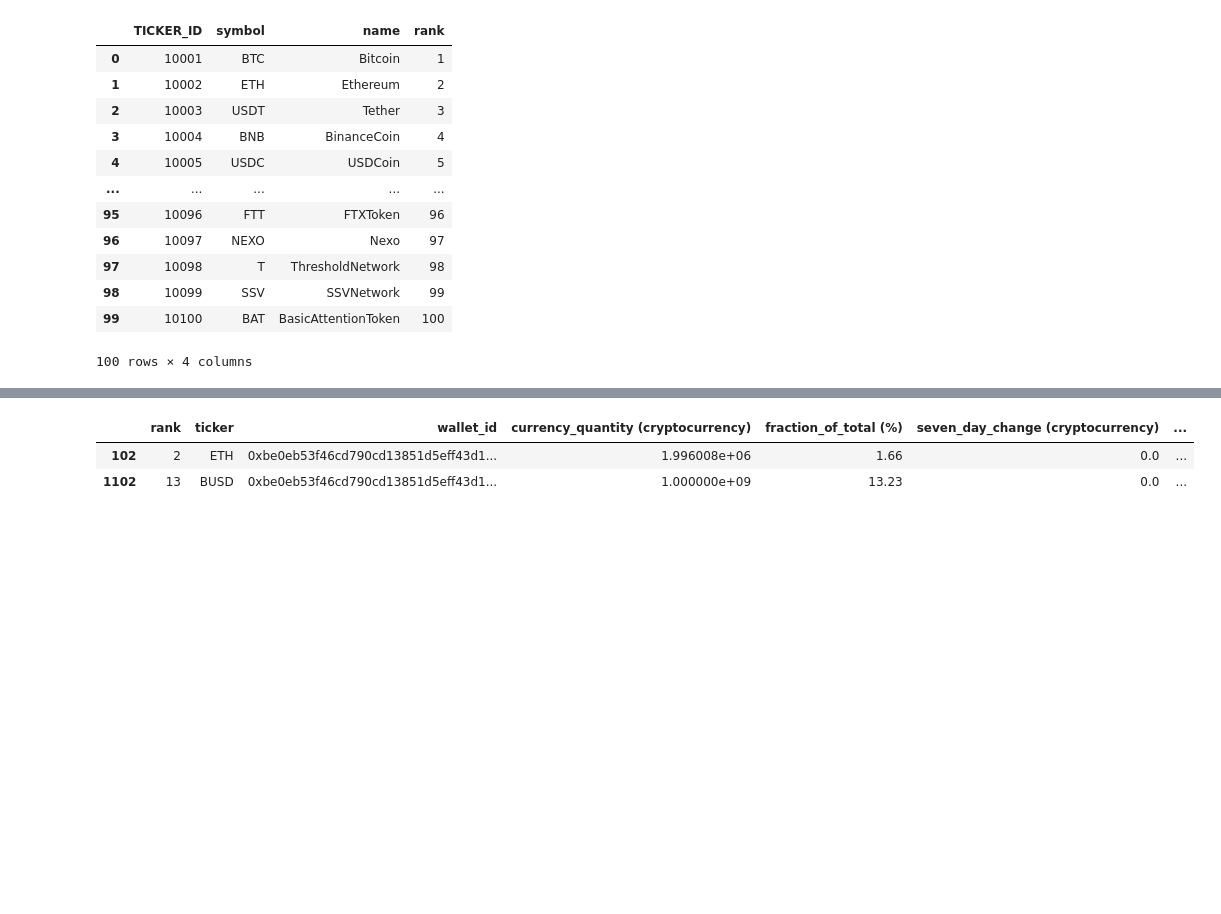
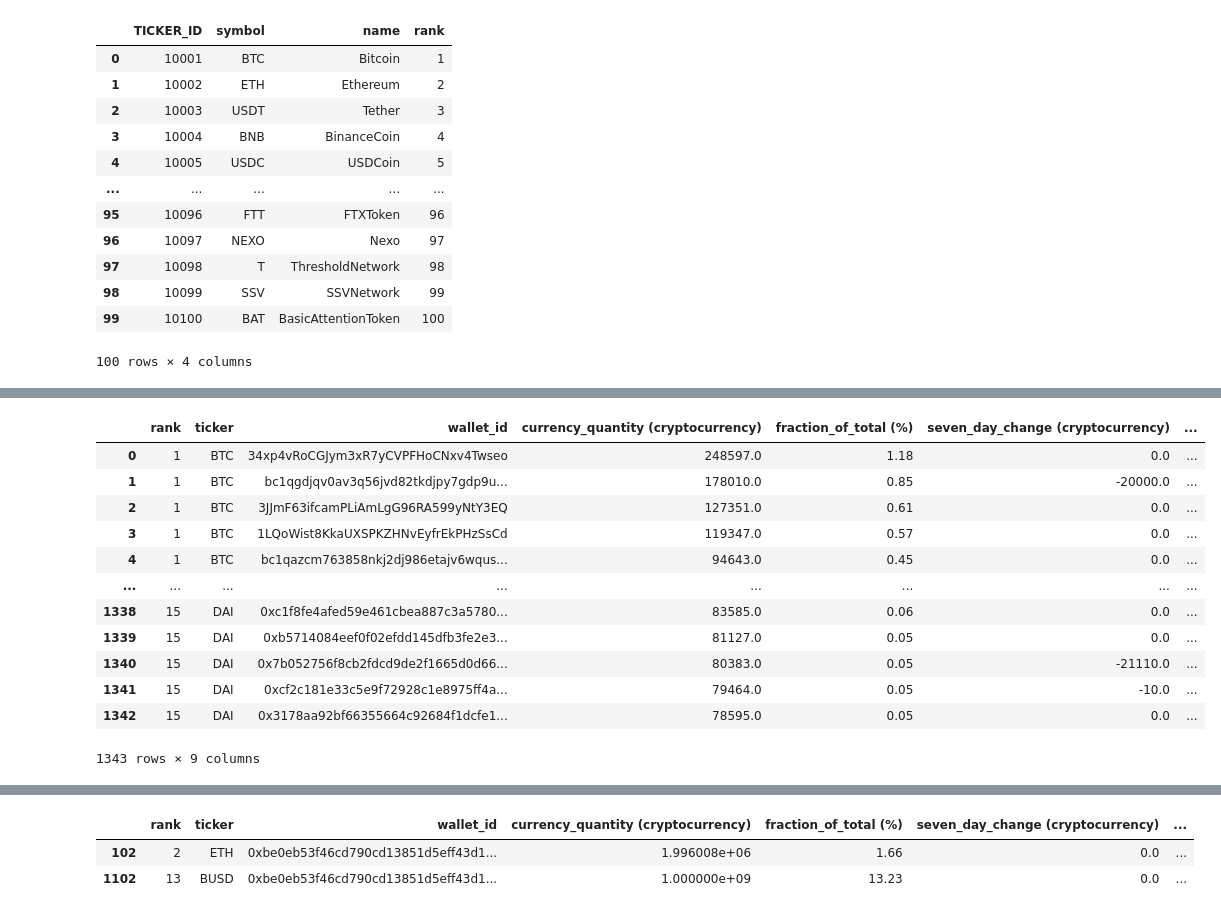
Before and after one commit to alisdghnia/adbm-crypto-database-project, a Jupyter notebook: DIM_WALLET.ipynb, the cells around one changed output, grey strips where cells are left out. Saved outputs shown, nothing was run; the diff lists cells and outputs as text; code cells hidden in the pictures; blank space fills up the shorter version.

```diff
--- a/DIM_WALLET.ipynb
+++ b/DIM_WALLET.ipynb
@@ -65,0 +66,18 @@ See the caveats in the documentation: https://pandas.pydata.org/pandas-docs/stab
+# %%
+# add ticker_id from df_ticker to df
+df = pd.merge(df_distinct, df_ticker[['symbol', 'TICKER_ID']], left_on='ticker' ,right_on='symbol', how='left')
+df
+# %% [output]
+|  | rank | ticker | wallet_id | currency_quantity (cryptocurrency) | fraction_of_total (%) | seven_day_change (cryptocurrency) | ... |
+| 0 | 1 | BTC | 34xp4vRoCGJym3xR7yCVPFHoCNxv4Twseo | 248597.0 | 1.18 | 0.0 | ... |
+| 1 | 1 | BTC | bc1qgdjqv0av3q56jvd82tkdjpy7gdp9u... | 178010.0 | 0.85 | -20000.0 | ... |
+| 2 | 1 | BTC | 3JJmF63ifcamPLiAmLgG96RA599yNtY3EQ | 127351.0 | 0.61 | 0.0 | ... |
+| 3 | 1 | BTC | 1LQoWist8KkaUXSPKZHNvEyfrEkPHzSsCd | 119347.0 | 0.57 | 0.0 | ... |
+| 4 | 1 | BTC | bc1qazcm763858nkj2dj986etajv6wqus... | 94643.0 | 0.45 | 0.0 | ... |
+| ... | ... | ... | ... | ... | ... | ... | ... |
+| 1338 | 15 | DAI | 0xc1f8fe4afed59e461cbea887c3a5780... | 83585.0 | 0.06 | 0.0 | ... |
+| 1339 | 15 | DAI | 0xb5714084eef0f02efdd145dfb3fe2e3... | 81127.0 | 0.05 | 0.0 | ... |
+| 1340 | 15 | DAI | 0x7b052756f8cb2fdcd9de2f1665d0d66... | 80383.0 | 0.05 | -21110.0 | ... |
+| 1341 | 15 | DAI | 0xcf2c181e33c5e9f72928c1e8975ff4a... | 79464.0 | 0.05 | -10.0 | ... |
+| 1342 | 15 | DAI | 0x3178aa92bf66355664c92684f1dcfe1... | 78595.0 | 0.05 | 0.0 | ... |
+1343 rows × 9 columns
```
Also changed, not shown: parts of 12 cells of this notebook.
